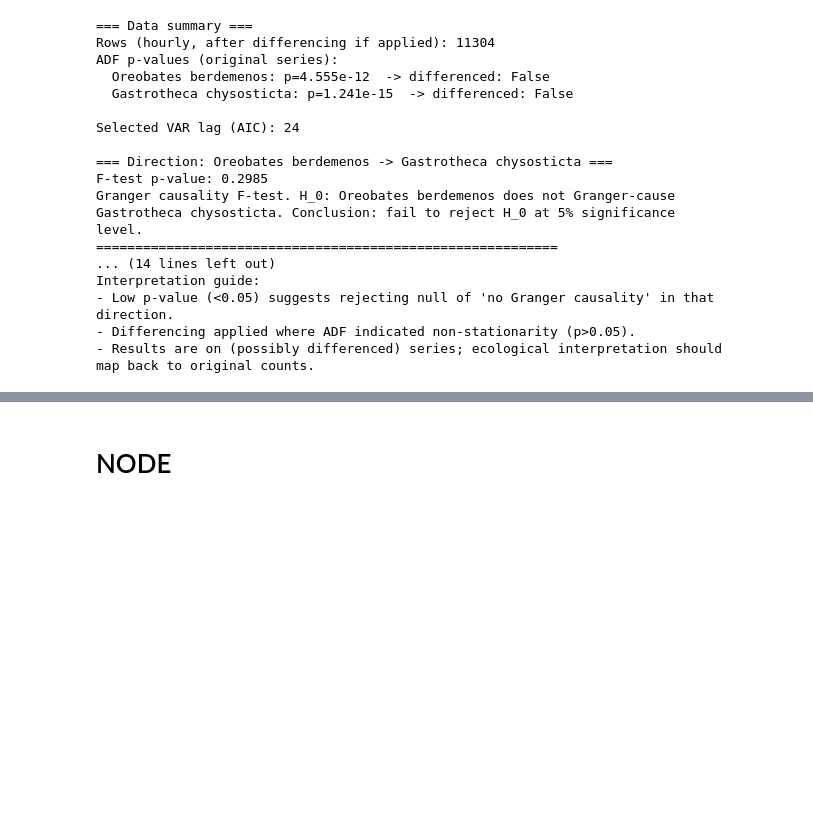
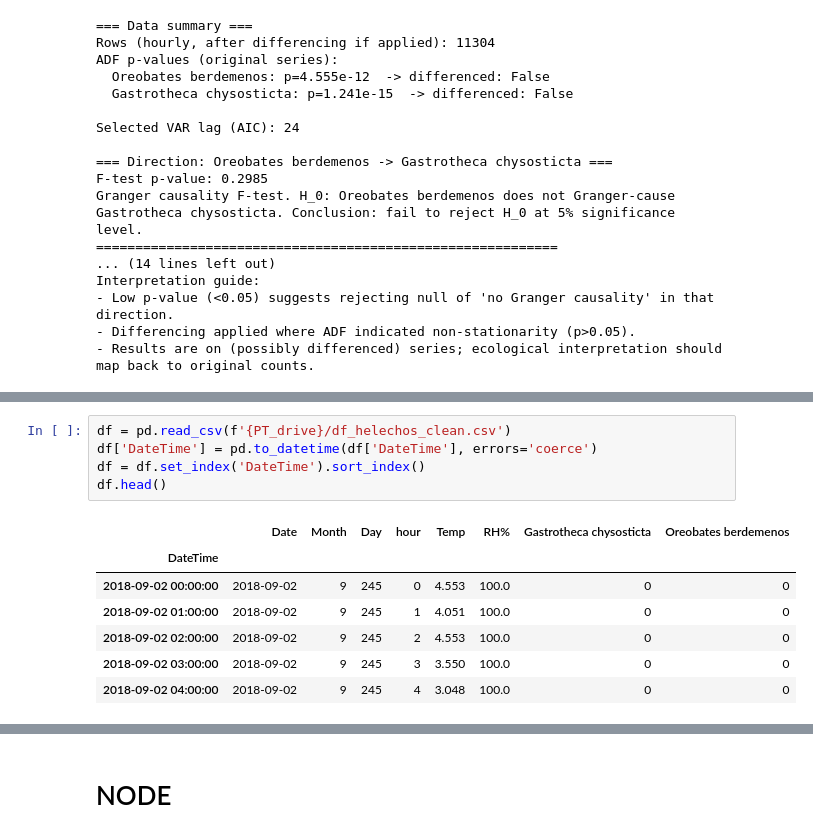
Before and after one commit to ash2d/yungas_aruna, a Jupyter notebook: helechos_node.ipynb, the cells around one changed output, grey strips where cells are left out. Saved outputs shown, nothing was run; the diff lists cells and outputs as text; blank space fills up the shorter version.

```diff
--- a/helechos_node.ipynb
+++ b/helechos_node.ipynb
@@ -701,0 +884,13 @@ Interpretation guide:
+# %%
+df = pd.read_csv(f'{PT_drive}/df_helechos_clean.csv')
+df['DateTime'] = pd.to_datetime(df['DateTime'], errors='coerce')
+df = df.set_index('DateTime').sort_index()
+df.head()
+# %% [output]
+|  | Date | Month | Day | hour | Temp | RH% | Gastrotheca chysosticta | Oreobates berdemenos |
+| DateTime |  |  |  |  |  |  |  |  |
+| 2018-09-02 00:00:00 | 2018-09-02 | 9 | 245 | 0 | 4.553 | 100.0 | 0 | 0 |
+| 2018-09-02 01:00:00 | 2018-09-02 | 9 | 245 | 1 | 4.051 | 100.0 | 0 | 0 |
+| 2018-09-02 02:00:00 | 2018-09-02 | 9 | 245 | 2 | 4.553 | 100.0 | 0 | 0 |
+| 2018-09-02 03:00:00 | 2018-09-02 | 9 | 245 | 3 | 3.550 | 100.0 | 0 | 0 |
+| 2018-09-02 04:00:00 | 2018-09-02 | 9 | 245 | 4 | 3.048 | 100.0 | 0 | 0 |
```
Also changed, not shown: parts of 9 cells of this notebook.
